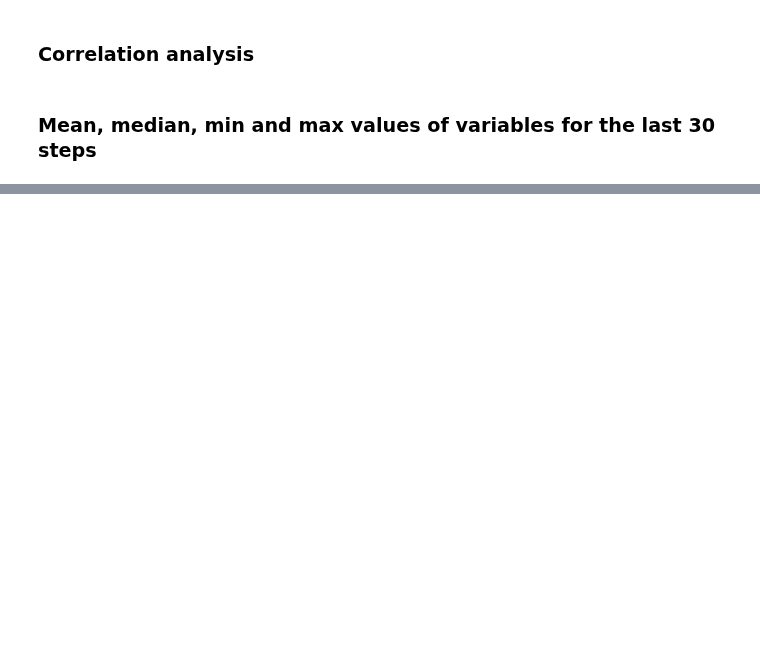
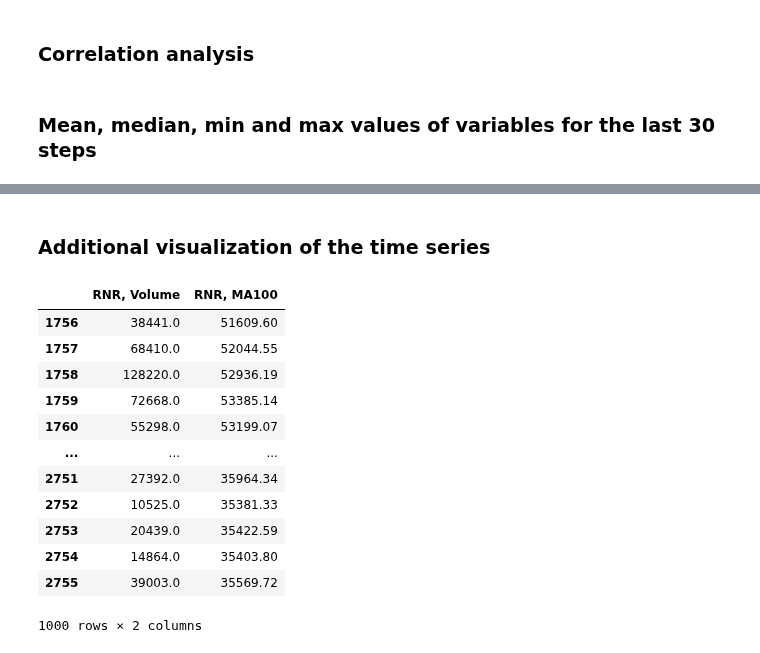
Before and after one commit to lebedevaale/early_warning_model, a Jupyter notebook: EDA.ipynb, the cells around one changed output, grey strips where cells are left out. Cells and saved outputs as stored; diff of their text form; code cells hidden in the pictures; blank space fills up the shorter version.

Commit message:
Added an example of the critical series dynamics

```diff
--- a/EDA.ipynb
+++ b/EDA.ipynb
@@ -251,3 +252,25 @@ data_max
 | 28 | 0.844612 | 0.136187 | 0.104404 | 2.930355e+13 | 13.466601 | 246.543659 | 0.040668 | 0.726208 | 0.793429 | 0.292366 | ... |
 | 29 | 0.793818 | 0.096908 | 0.103692 | 2.932366e+13 | 13.451391 | 246.180902 | 0.039315 | 0.726849 | 0.838784 | 0.355382 | ... |
 | 30 | 0.783786 | 0.088077 | 0.102336 | 2.932339e+13 | 13.384250 | 244.470730 | 0.038317 | 0.726027 | 0.772445 | 0.314081 | ... |
+# %% [markdown]
+### Additional visualization of the time series
+# %%
+data_selected = pd.read_parquet('Data/filtered_1h.parquet')
+ticker = 'RNR'
+index = 2256
+data_ticker = data_selected[[f'{ticker}, Volume', f'{ticker}, MA{window}']].dropna(subset = [f'{ticker}, Volume']).reset_index(drop = True)[index - window_metrics : index + window_metrics]
+data_ticker
+# %% [output]
+|  | RNR, Volume | RNR, MA100 |
+| 1756 | 38441.0 | 51609.60 |
+| 1757 | 68410.0 | 52044.55 |
+| 1758 | 128220.0 | 52936.19 |
+| 1759 | 72668.0 | 53385.14 |
+| 1760 | 55298.0 | 53199.07 |
+| ... | ... | ... |
+| 2751 | 27392.0 | 35964.34 |
+| 2752 | 10525.0 | 35381.33 |
+| 2753 | 20439.0 | 35422.59 |
+| 2754 | 14864.0 | 35403.80 |
+| 2755 | 39003.0 | 35569.72 |
+1000 rows × 2 columns
```
Also changed, not shown: parts of 2 cells of this notebook.
